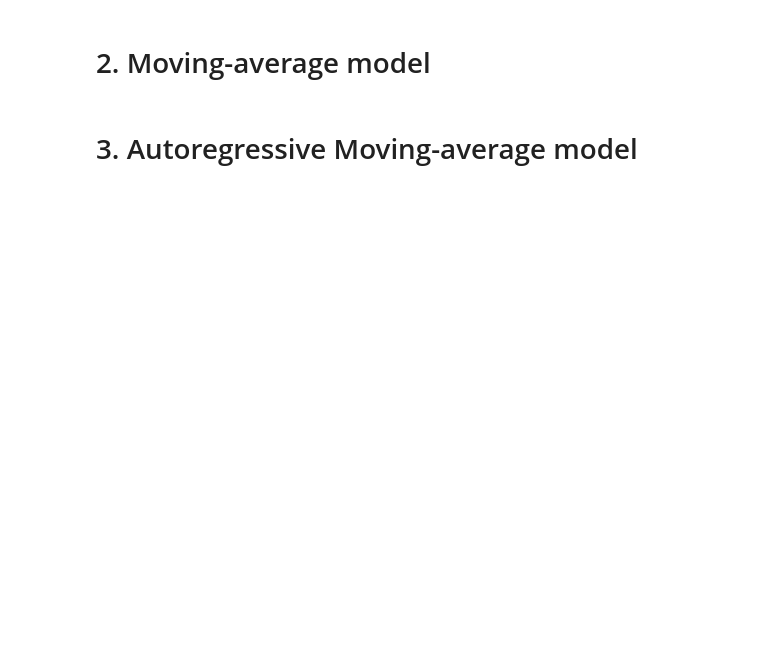
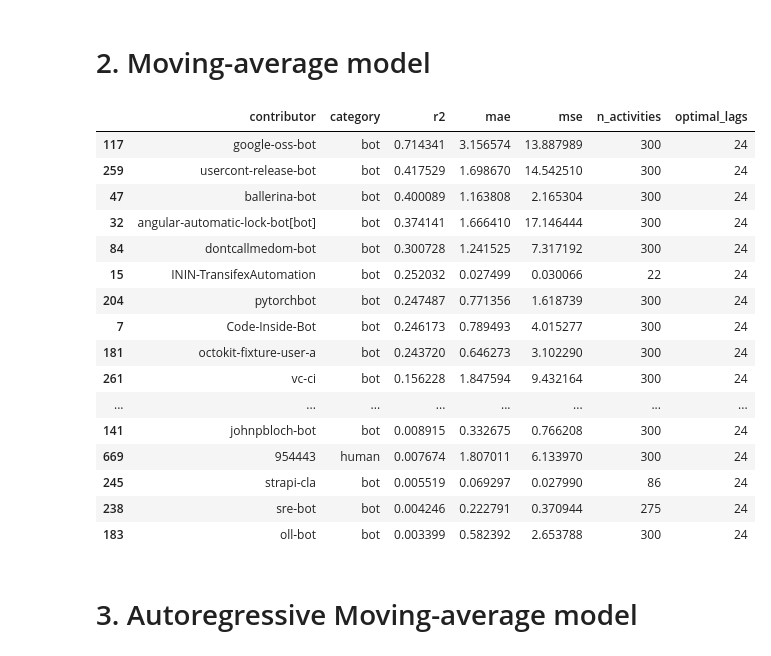
Before and after one commit to uhourri/GH-Bots-API, a Jupyter notebook: code/Models comparing using time sequences.ipynb, the cells around one changed output. Saved outputs shown, nothing was run; the diff lists cells and outputs as text; code cells hidden in the pictures; blank space fills up the shorter version.

```diff
--- a/code/Models comparing using time sequences.ipynb
+++ b/code/Models comparing using time sequences.ipynb
@@ -141,0 +199,60 @@ test
+# %%
+def ma_model(contributor):
+
+    print(contributor['contributor'].iloc[0])
+
+    # Spliting the data into training and testing sets for time series forecasting, using a time-based split with split size = 0.9
+    train, test = (
+        contributor.apply(lambda x: x[:int(0.9*len(x))]),
+        contributor.apply(lambda x: x[int(0.9*len(x)):])
+    )
+
+    # Set the frequency of the index to hourly
+    train.index.freq = 'H'
+
+    # Choose the optimal number of lags
+    lags = min(int((len(train)/2)-1),24*7)
+    acf_values, _ = acf(temp['n_activities'].values, nlags=lags, alpha=0.05)
+    optimal_lags = np.argmax(acf_values[1:])+1
+
+    # Fit the model
+    model = ARIMA(train['n_activities'], order=(0, 0, optimal_lags)).fit()
+
+    # Forecast the test set
+    predictions = model.forecast(steps=len(test))
+
+    # Create a series for evaluation metrics and sum of activities
+    metrics = pd.Series({
+        'contributor': contributor['contributor'].iloc[0],
+        'category': contributor['category'].iloc[0],
+        'r2': r2_score(test['n_activities'], predictions),
+        'mae': mean_absolute_error(test['n_activities'], predictions),
+        'mse': mean_squared_error(test['n_activities'], predictions),
+        'n_activities': contributor['n_activities'].sum(),
+        'optimal_lags': optimal_lags
+    })
+
+    return metrics
+# %%
+# Apply the function to each contributor
+ma_results = data.groupby(['category', 'contributor']).apply(ma_model).reset_index(drop=True)
+# %%
+ma_results.sort_values(by='r2', ascending=False).head(40)
+# %% [output]
+|  | contributor | category | r2 | mae | mse | n_activities | optimal_lags |
+| 117 | google-oss-bot | bot | 0.714341 | 3.156574 | 13.887989 | 300 | 24 |
+| 259 | usercont-release-bot | bot | 0.417529 | 1.698670 | 14.542510 | 300 | 24 |
+| 47 | ballerina-bot | bot | 0.400089 | 1.163808 | 2.165304 | 300 | 24 |
+| 32 | angular-automatic-lock-bot[bot] | bot | 0.374141 | 1.666410 | 17.146444 | 300 | 24 |
+| 84 | dontcallmedom-bot | bot | 0.300728 | 1.241525 | 7.317192 | 300 | 24 |
+| 15 | ININ-TransifexAutomation | bot | 0.252032 | 0.027499 | 0.030066 | 22 | 24 |
+| 204 | pytorchbot | bot | 0.247487 | 0.771356 | 1.618739 | 300 | 24 |
+| 7 | Code-Inside-Bot | bot | 0.246173 | 0.789493 | 4.015277 | 300 | 24 |
+| 181 | octokit-fixture-user-a | bot | 0.243720 | 0.646273 | 3.102290 | 300 | 24 |
+| 261 | vc-ci | bot | 0.156228 | 1.847594 | 9.432164 | 300 | 24 |
+| ... | ... | ... | ... | ... | ... | ... | ... |
+| 141 | johnpbloch-bot | bot | 0.008915 | 0.332675 | 0.766208 | 300 | 24 |
+| 669 | 954443 | human | 0.007674 | 1.807011 | 6.133970 | 300 | 24 |
+| 245 | strapi-cla | bot | 0.005519 | 0.069297 | 0.027990 | 86 | 24 |
+| 238 | sre-bot | bot | 0.004246 | 0.222791 | 0.370944 | 275 | 24 |
+| 183 | oll-bot | bot | 0.003399 | 0.582392 | 2.653788 | 300 | 24 |
```
Also changed, not shown: parts of 25 cells of this notebook, 2 other files.
